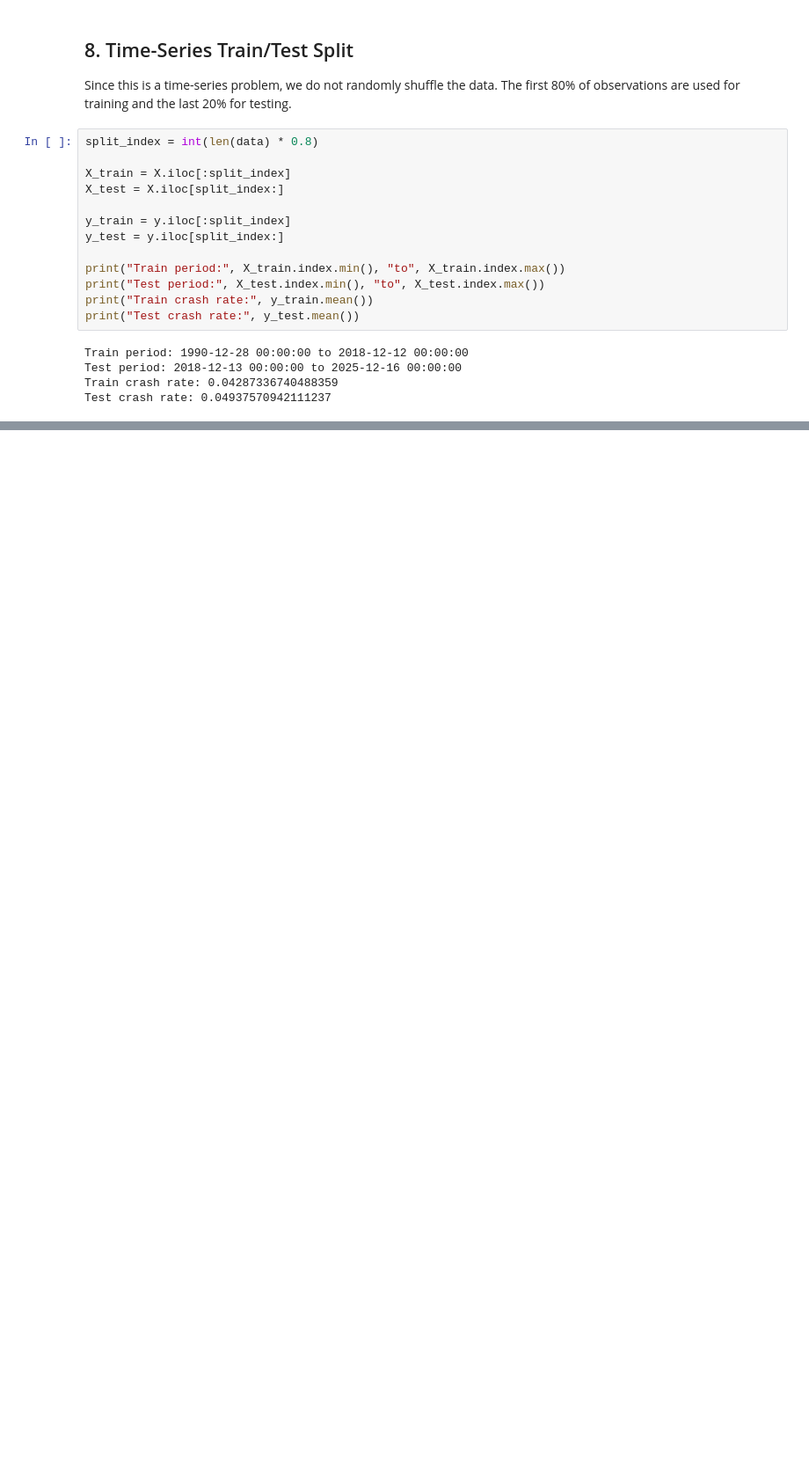
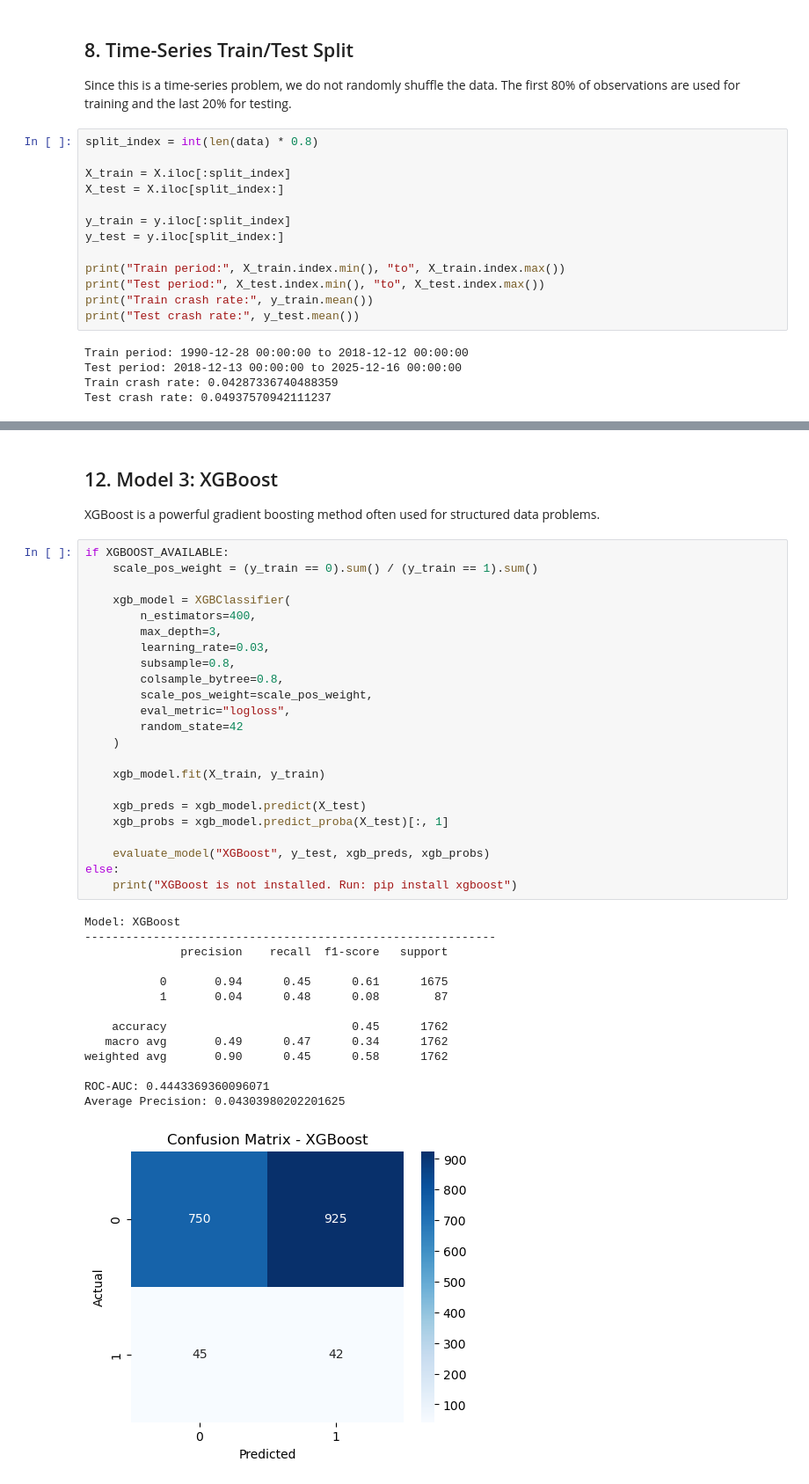
Before and after one commit to mtodoroff/MachineLearning, a Jupyter notebook: crash_prediction_sp500_vix.ipynb, the cells around one changed output, grey strips where cells are left out. Shown at 88% size. Saved outputs shown, nothing was run; the diff lists cells and outputs as text; blank space fills up the shorter version.

```diff
--- a/crash_prediction_sp500_vix.ipynb
+++ b/crash_prediction_sp500_vix.ipynb
@@ -316,0 +411,42 @@ Test crash rate: 0.04937570942111237
+# %% [markdown]
+## 12. Model 3: XGBoost
+
+XGBoost is a powerful gradient boosting method often used for structured data problems.
+# %%
+if XGBOOST_AVAILABLE:
+    scale_pos_weight = (y_train == 0).sum() / (y_train == 1).sum()
+
+    xgb_model = XGBClassifier(
+        n_estimators=400,
+        max_depth=3,
+        learning_rate=0.03,
+        subsample=0.8,
+        colsample_bytree=0.8,
+        scale_pos_weight=scale_pos_weight,
+        eval_metric="logloss",
+        random_state=42
+    )
+
+    xgb_model.fit(X_train, y_train)
+
+    xgb_preds = xgb_model.predict(X_test)
+    xgb_probs = xgb_model.predict_proba(X_test)[:, 1]
+
+    evaluate_model("XGBoost", y_test, xgb_preds, xgb_probs)
+else:
+    print("XGBoost is not installed. Run: pip install xgboost")
+# %% [output]
+Model: XGBoost
+------------------------------------------------------------
+              precision    recall  f1-score   support
+
+           0       0.94      0.45      0.61      1675
+           1       0.04      0.48      0.08        87
+
+    accuracy                           0.45      1762
+   macro avg       0.49      0.47      0.34      1762
+weighted avg       0.90      0.45      0.58      1762
+
+ROC-AUC: 0.4443369360096071
+Average Precision: 0.04303980202201625
+[figure, added]
```
Also changed, not shown: parts of 9 cells of this notebook.
